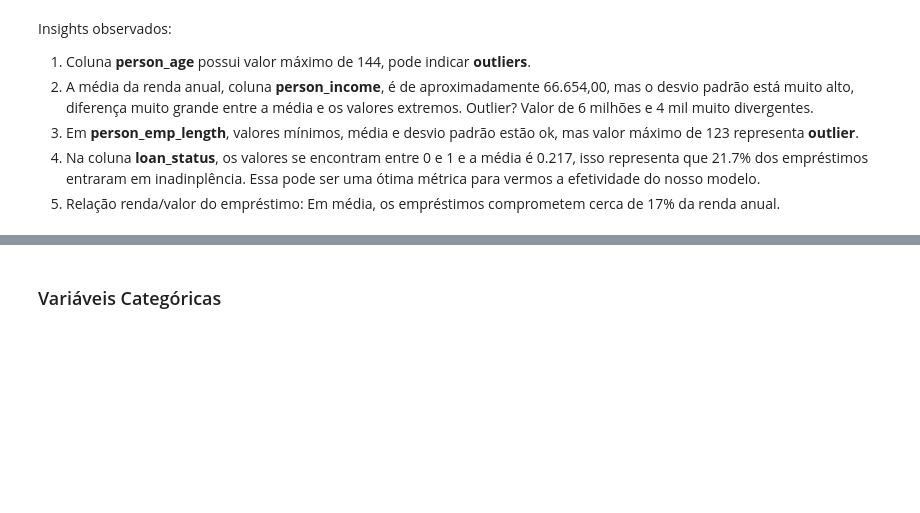
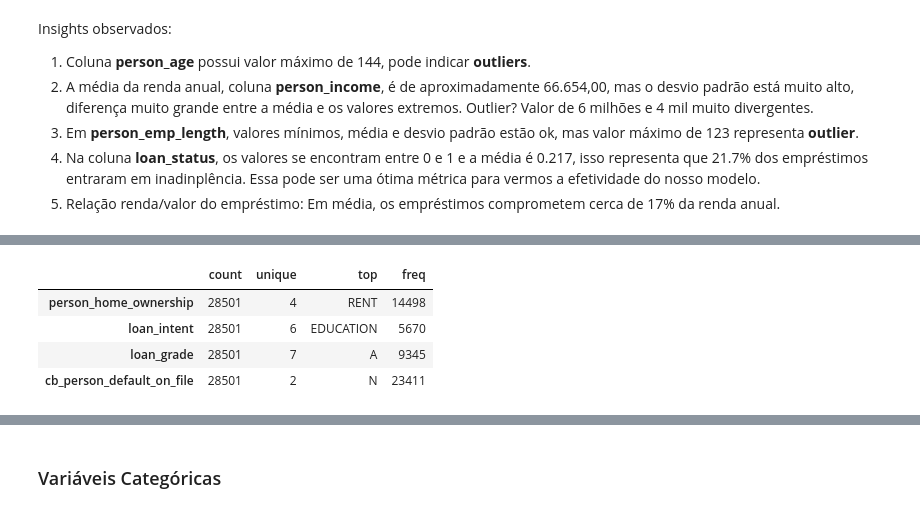
Before and after one commit to vvinicios/Machine-Learning-Consessao-de-Credito, a Jupyter notebook: 1-EDA.ipynb, the cells around one changed output, grey strips where cells are left out. Cells and saved outputs as stored; diff of their text form; code cells hidden in the pictures; blank space fills up the shorter version.

```diff
--- a/1-EDA.ipynb
+++ b/1-EDA.ipynb
@@ -222,0 +276,8 @@ df.rename(columns={'classe': 'churn_flag'}, inplace=True)
+# %%
+df_limpo.describe(include=["object"]).T
+# %% [output]
+|  | count | unique | top | freq |
+| person_home_ownership | 28501 | 4 | RENT | 14498 |
+| loan_intent | 28501 | 6 | EDUCATION | 5670 |
+| loan_grade | 28501 | 7 | A | 9345 |
+| cb_person_default_on_file | 28501 | 2 | N | 23411 |
```
Also changed, not shown: parts of 25 cells of this notebook, 1 other file.
